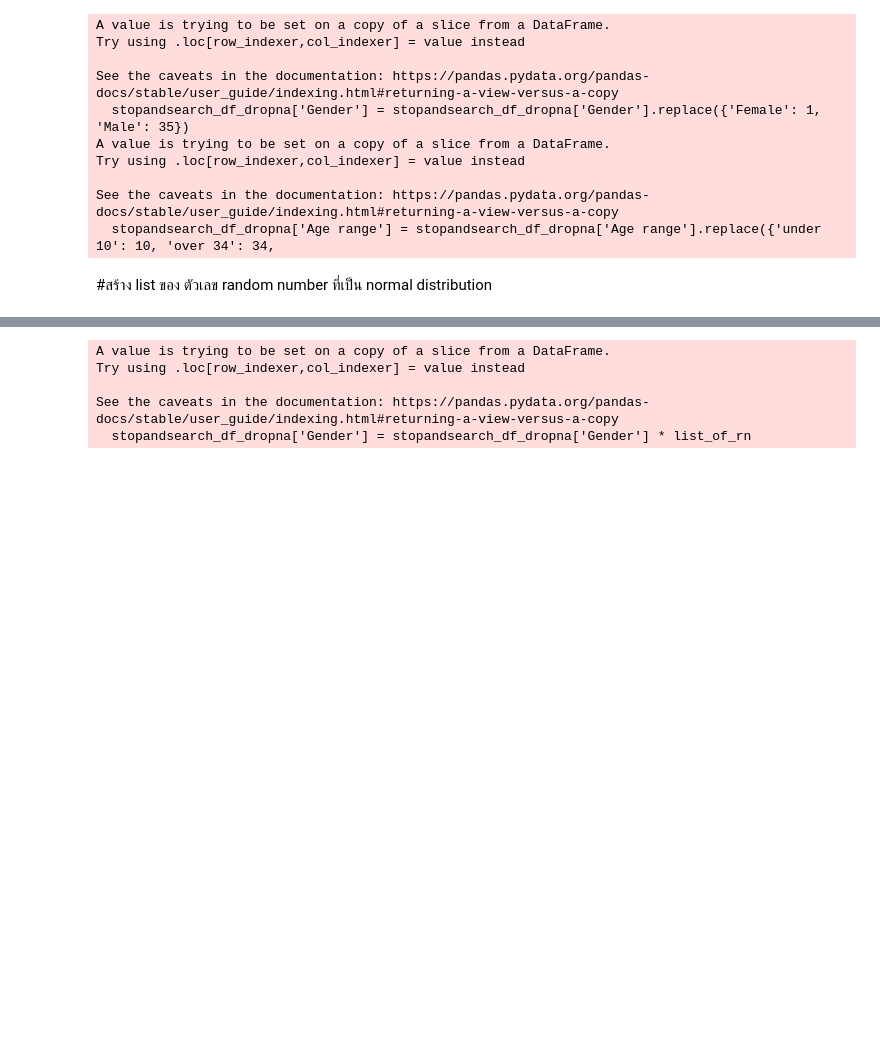
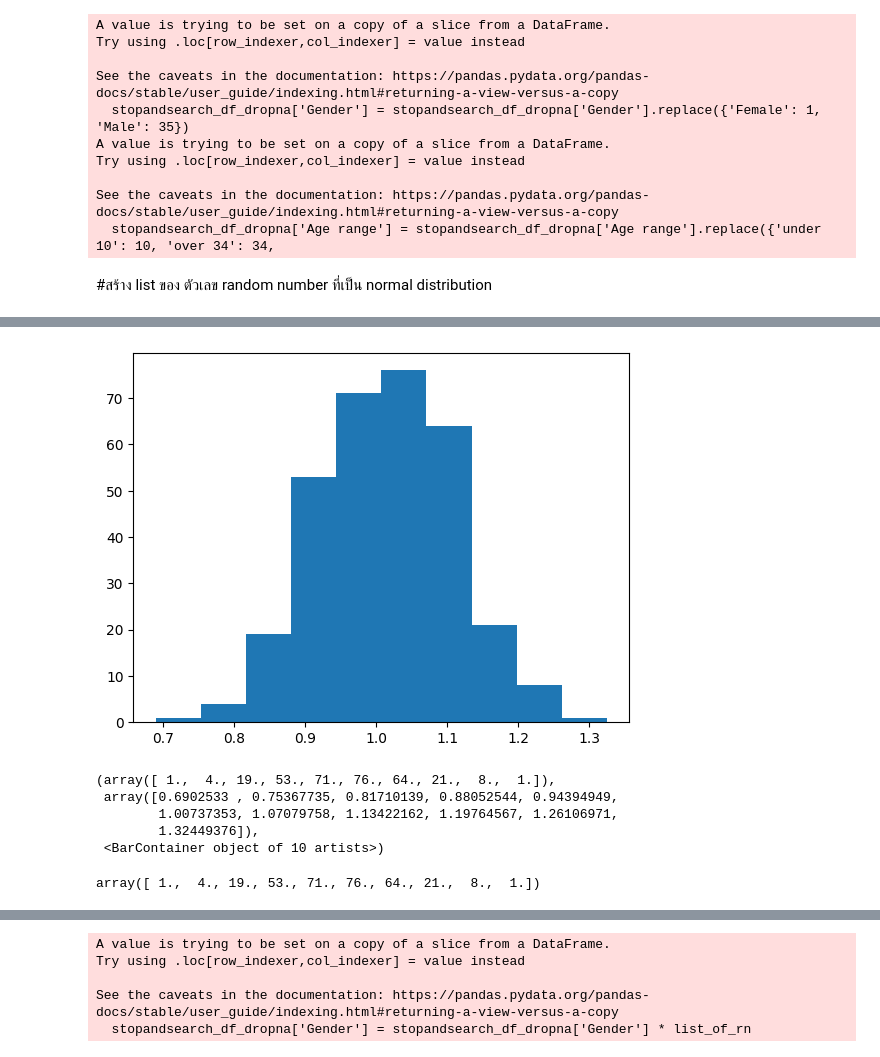
Before and after one commit to aoonging/dataviz2025, a Jupyter notebook: Visualize_Data_Distribution.ipynb, the cells around one changed output, grey strips where cells are left out. Cells and saved outputs as stored; diff of their text form; code cells hidden in the pictures; blank space fills up the shorter version.

```diff
--- a/Visualize_Data_Distribution.ipynb
+++ b/Visualize_Data_Distribution.ipynb
@@ -72,0 +82,16 @@ plt.hist(list_of_rn);
+# %%
+hist_out = plt.hist(list_of_rn);
+# %% [output]
+[figure, added]
+# %%
+hist_out
+# %% [output]
+(array([ 1.,  4., 19., 53., 71., 76., 64., 21.,  8.,  1.]),
+ array([0.6902533 , 0.75367735, 0.81710139, 0.88052544, 0.94394949,
+        1.00737353, 1.07079758, 1.13422162, 1.19764567, 1.26106971,
+        1.32449376]),
+ <BarContainer object of 10 artists>)
+# %%
+hist_out[0] #นับสมาชิก
+# %% [output]
+array([ 1.,  4., 19., 53., 71., 76., 64., 21.,  8.,  1.])
```
Also changed, not shown: parts of 3 cells of this notebook.
